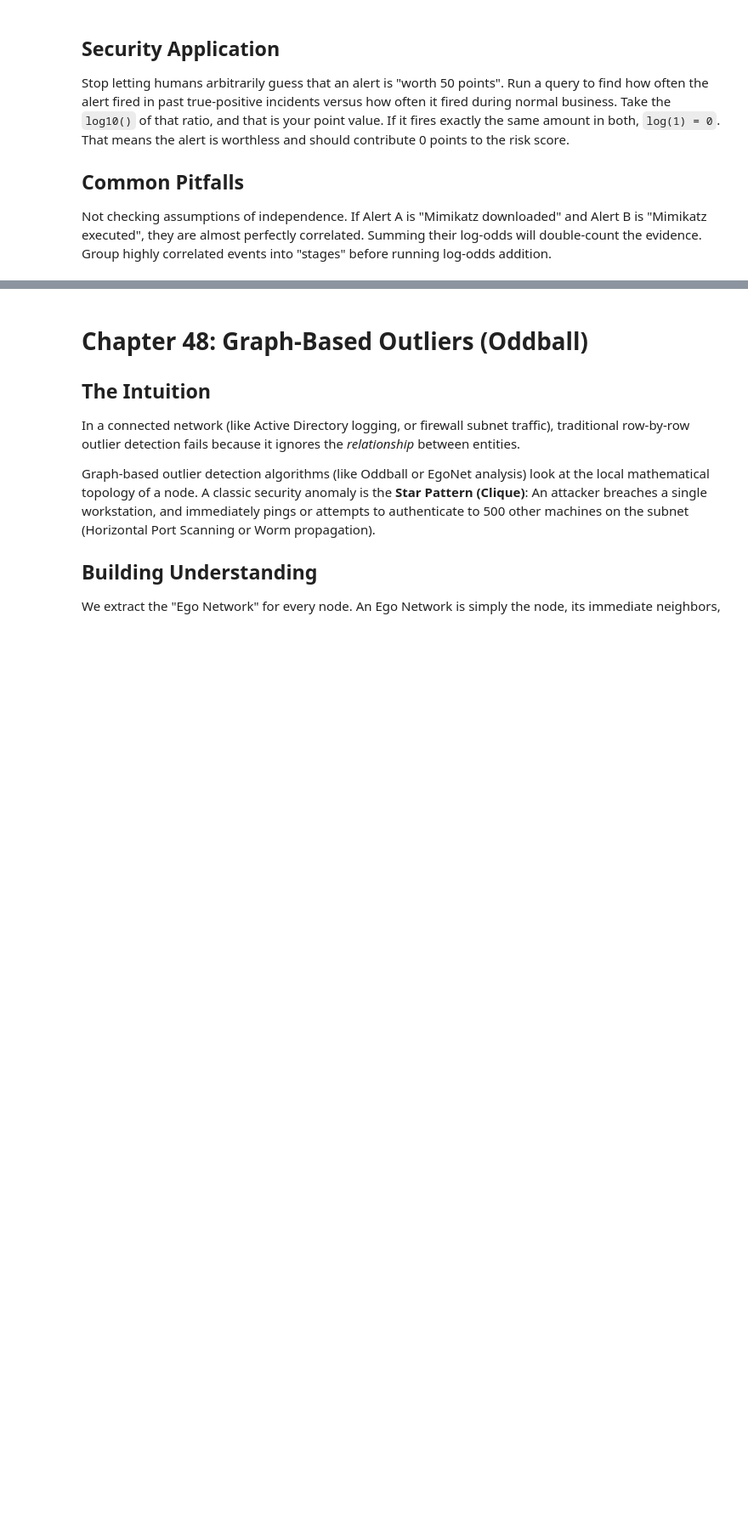
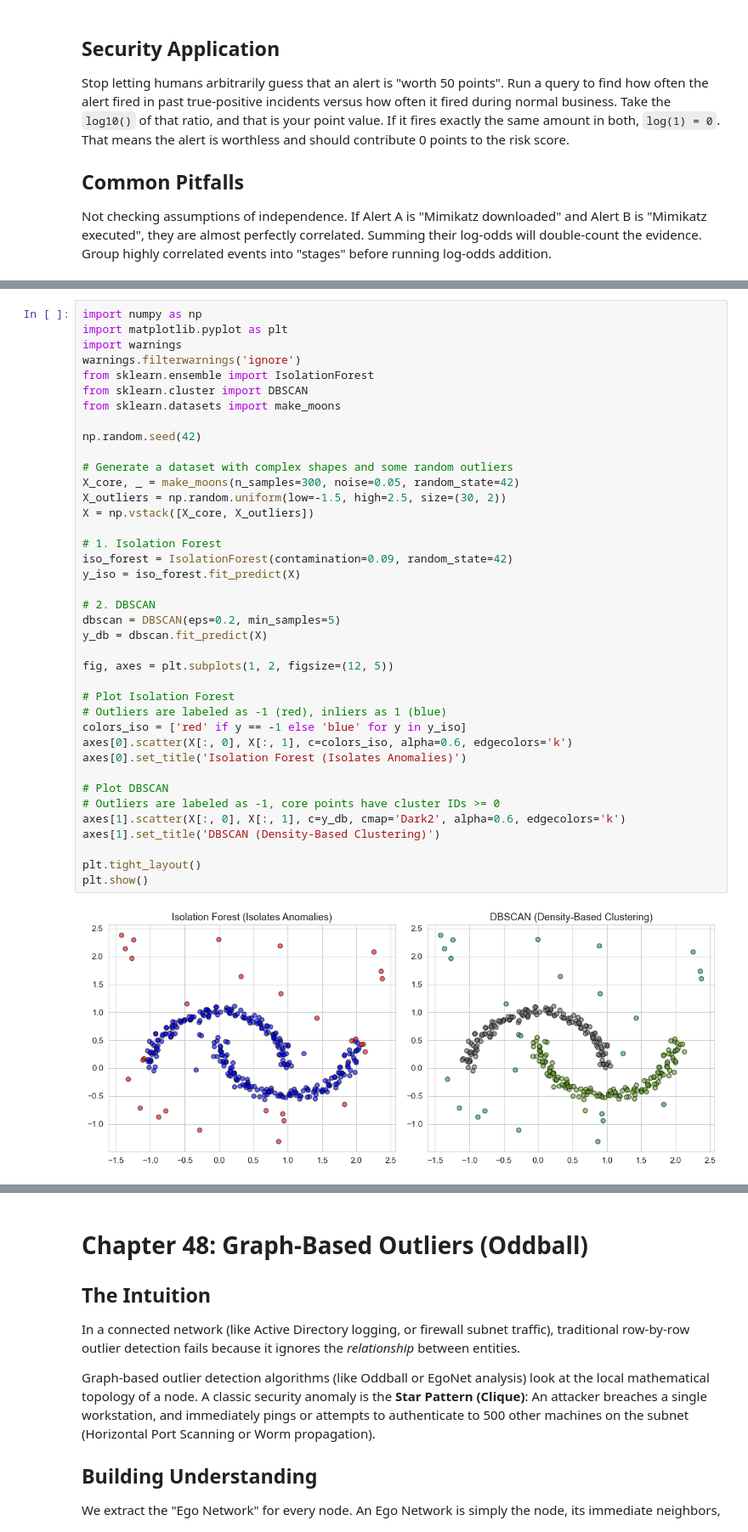
Before and after one commit to Btlyons1/Data-Science-For-Security-Engineers, a Jupyter notebook: Data_Science_for_Security_Engineers.ipynb, the cells around one changed output, grey strips where cells are left out. Shown at 85% size. Cells and saved outputs as stored; diff of their text form; blank space fills up the shorter version.

```diff
--- a/Data_Science_for_Security_Engineers.ipynb
+++ b/Data_Science_for_Security_Engineers.ipynb
@@ -4301,0 +4537,41 @@ The greatest power of DBSCAN for security? It inherently supports the concept of
+# %%
+import numpy as np
+import matplotlib.pyplot as plt
+import warnings
+warnings.filterwarnings('ignore')
+from sklearn.ensemble import IsolationForest
+from sklearn.cluster import DBSCAN
+from sklearn.datasets import make_moons
+
+np.random.seed(42)
+
+# Generate a dataset with complex shapes and some random outliers
+X_core, _ = make_moons(n_samples=300, noise=0.05, random_state=42)
+X_outliers = np.random.uniform(low=-1.5, high=2.5, size=(30, 2))
+X = np.vstack([X_core, X_outliers])
+
+# 1. Isolation Forest
+iso_forest = IsolationForest(contamination=0.09, random_state=42)
+y_iso = iso_forest.fit_predict(X)
+
+# 2. DBSCAN
+dbscan = DBSCAN(eps=0.2, min_samples=5)
+y_db = dbscan.fit_predict(X)
+
+fig, axes = plt.subplots(1, 2, figsize=(12, 5))
+
+# Plot Isolation Forest
+# Outliers are labeled as -1 (red), inliers as 1 (blue)
+colors_iso = ['red' if y == -1 else 'blue' for y in y_iso]
+axes[0].scatter(X[:, 0], X[:, 1], c=colors_iso, alpha=0.6, edgecolors='k')
+axes[0].set_title('Isolation Forest (Isolates Anomalies)')
+
+# Plot DBSCAN
+# Outliers are labeled as -1, core points have cluster IDs >= 0
+axes[1].scatter(X[:, 0], X[:, 1], c=y_db, cmap='Dark2', alpha=0.6, edgecolors='k')
+axes[1].set_title('DBSCAN (Density-Based Clustering)')
+
+plt.tight_layout()
+plt.show()
+# %% [output]
+[figure, added]
```
Also changed, not shown: parts of 98 cells of this notebook, 1 other file.
